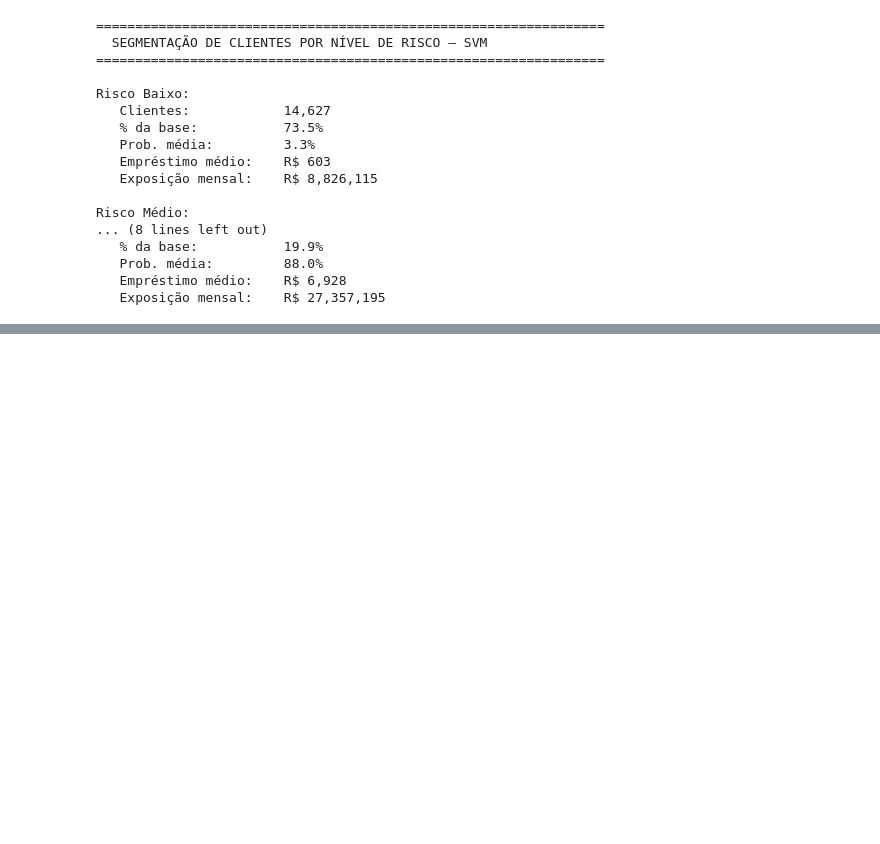
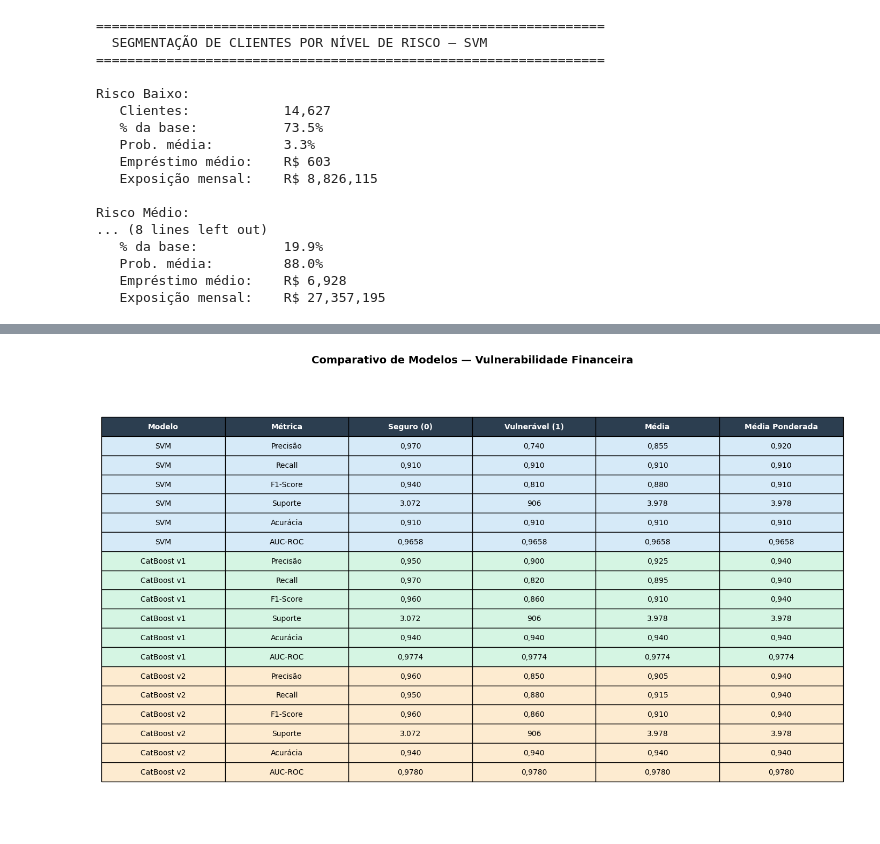
Before and after one commit to Matheuscastro1903/MachineLearning_PISI3, a Jupyter notebook: modelos/mecanismo_vulnerabilidade/modelo_vulnerabilidade.ipynb, the cells around one changed output, grey strips where cells are left out. Drawn from its saved outputs; the diff is of its cells as text; code cells hidden in the pictures; blank space fills up the shorter version.

```diff
--- a/modelos/mecanismo_vulnerabilidade/modelo_vulnerabilidade.ipynb
+++ b/modelos/mecanismo_vulnerabilidade/modelo_vulnerabilidade.ipynb
@@ -536,0 +644,52 @@ Para identificar vulnerabilidade financeira, onde não detectar um vulnerável
+# %%
+import matplotlib.pyplot as plt
+
+linhas = [
+    # SVM
+    ('SVM', 'Precisão',  '0,970', '0,740', '0,855', '0,920'),
+    ('SVM', 'Recall',    '0,910', '0,910', '0,910', '0,910'),
+    ('SVM', 'F1-Score',  '0,940', '0,810', '0,880', '0,910'),
+    ('SVM', 'Suporte',   '3.072', '906',   '3.978', '3.978'),
+    ('SVM', 'Acurácia',  '0,910', '0,910', '0,910', '0,910'),
+    ('SVM', 'AUC-ROC',   '0,9658','0,9658','0,9658','0,9658'),
+    # CatBoost v1
+    ('CatBoost v1', 'Precisão',  '0,950', '0,900', '0,925', '0,940'),
+    ('CatBoost v1', 'Recall',    '0,970', '0,820', '0,895', '0,940'),
+    ('CatBoost v1', 'F1-Score',  '0,960', '0,860', '0,910', '0,940'),
+    ('CatBoost v1', 'Suporte',   '3.072', '906',   '3.978', '3.978'),
+    ('CatBoost v1', 'Acurácia',  '0,940', '0,940', '0,940', '0,940'),
+    ('CatBoost v1', 'AUC-ROC',   '0,9774','0,9774','0,9774','0,9774'),
+    # CatBoost v2
+    ('CatBoost v2', 'Precisão',  '0,960', '0,850', '0,905', '0,940'),
+    ('CatBoost v2', 'Recall',    '0,950', '0,880', '0,915', '0,940'),
+    ('CatBoost v2', 'F1-Score',  '0,960', '0,860', '0,910', '0,940'),
+    ('CatBoost v2', 'Suporte',   '3.072', '906',   '3.978', '3.978'),
+    ('CatBoost v2', 'Acurácia',  '0,940', '0,940', '0,940', '0,940'),
+    ('CatBoost v2', 'AUC-ROC',   '0,9780','0,9780','0,9780','0,9780'),
+]
+
+colunas = ['Modelo', 'Métrica', 'Seguro (0)', 'Vulnerável (1)', 'Média', 'Média Ponderada']
+cores = {'SVM': '#D6EAF8', 'CatBoost v1': '#D5F5E3', 'CatBoost v2': '#FDEBD0'}
+
+fig, ax = plt.subplots(figsize=(14, 9))
+ax.axis('off')
+
+tabela = ax.table(cellText=linhas, colLabels=colunas, loc='center', cellLoc='center')
+tabela.auto_set_font_size(False)
+tabela.set_fontsize(10)
+tabela.scale(1.2, 1.8)
+
+for (row, col), cell in tabela.get_celld().items():
+    if row == 0:
+        cell.set_facecolor('#2C3E50')
+        cell.set_text_props(color='white', fontweight='bold')
+    else:
+        modelo = linhas[row - 1][0]
+        cell.set_facecolor(cores.get(modelo, 'white'))
+
+plt.title('Comparativo de Modelos — Vulnerabilidade Financeira', fontsize=14, fontweight='bold', pad=20)
+plt.tight_layout()
+plt.savefig('comparativo_modelos.png', dpi=150, bbox_inches='tight')
+plt.show()
+# %% [output]
+[figure, added]
```
Also changed, not shown: parts of 17 cells of this notebook, 8 other files.
